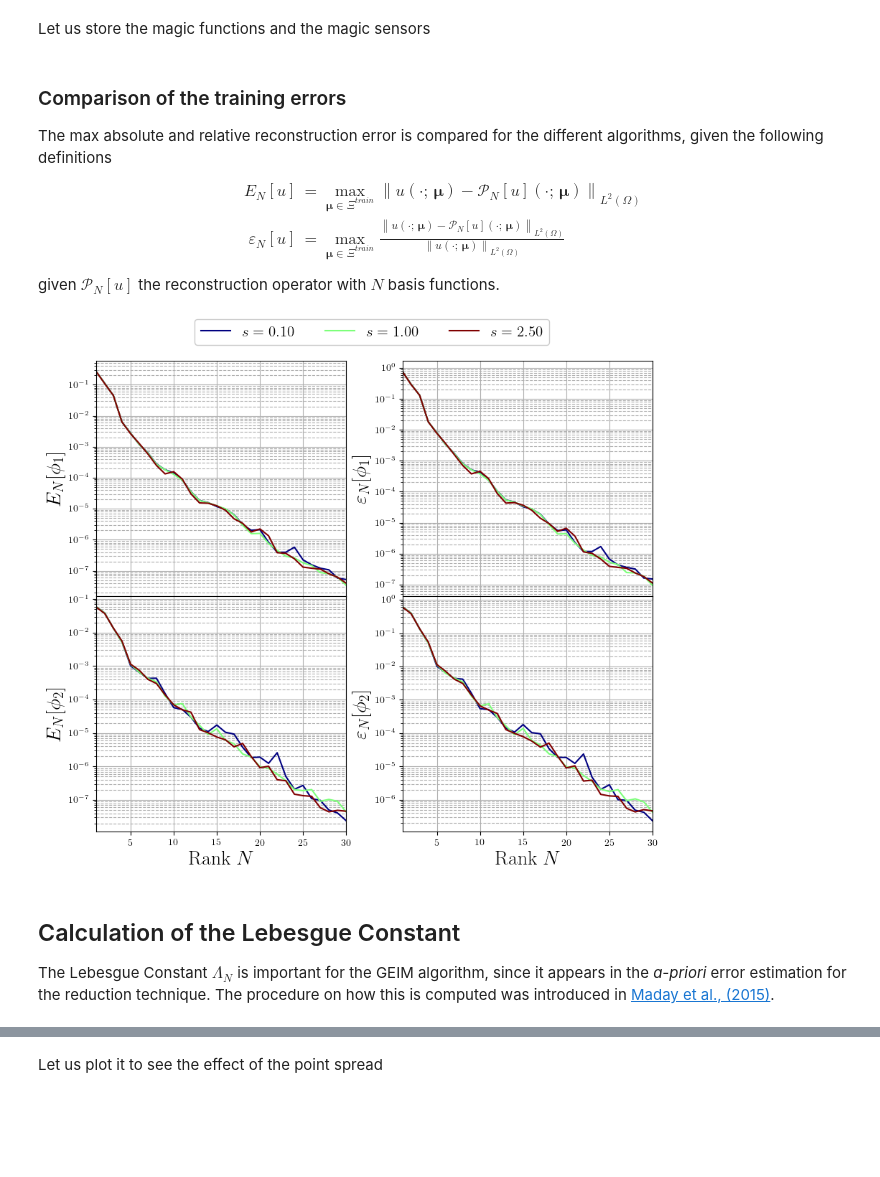
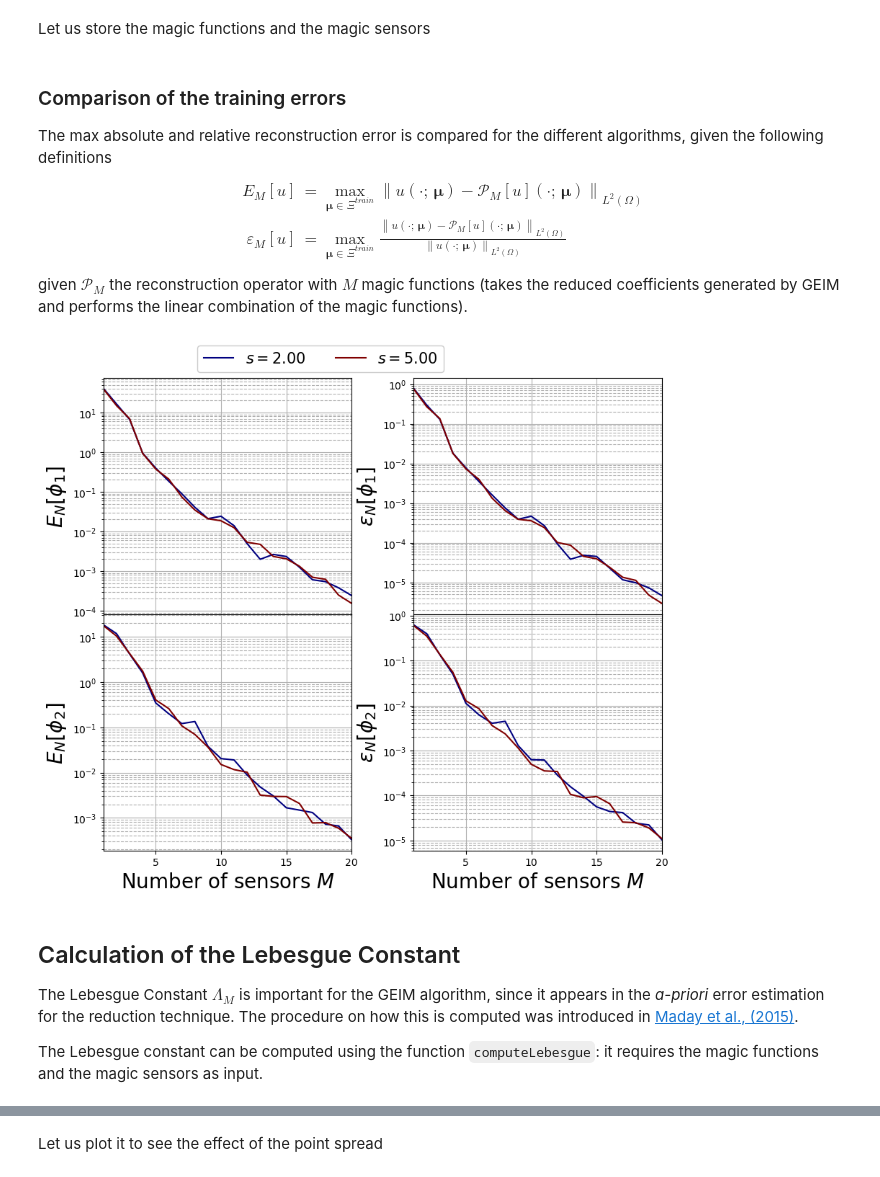
Before and after one commit to ERMETE-Lab/ROSE-pyforce, a Jupyter notebook: docs/Tutorials/02_MGDiffusion/02b_offline_GEIM.ipynb, the cells around one changed output, grey strips where cells are left out. Cells and saved outputs as stored; diff of their text form; code cells hidden in the pictures; blank space fills up the shorter version.

```diff
--- a/docs/Tutorials/02_MGDiffusion/02b_offline_GEIM.ipynb
+++ b/docs/Tutorials/02_MGDiffusion/02b_offline_GEIM.ipynb
@@ -10,21 +11,16 @@ import os
 from IPython.display import clear_output
 import pickle
 
-import gmsh
-from mpi4py import MPI
-from dolfinx.io.gmshio import model_to_mesh,read_from_msh
 from dolfinx.fem import FunctionSpace
 
 from pyforce.tools.backends import LoopProgress
 from pyforce.tools.write_read import ImportH5, StoreFunctionsList as store
 from pyforce.tools.functions_list import FunctionsList
-from pyforce.offline.geim import GEIM
 
 import matplotlib.pyplot as plt
-from matplotlib import rcParams
 from matplotlib import cm
 
-path='./Offline_results'
+path='./Offline_results/'
 if not os.path.exists(path):
     os.makedirs(path)
 # %% [markdown]
@@ -133,0 +105,6 @@ such that $\|\mathcal{K}\left(\|\mathbf{x}-\mathbf{x}_m\|_2, s\right)\|_{L^1(\Om
+# %%
+Mmax = 20
+
+s = [2, 5]
+train_abs_err = np.zeros((Mmax, len(var_names), len(s)))
+train_rel_err = np.zeros((Mmax, len(var_names), len(s)))
@@ -181,57 +160,63 @@ Generating sensors (sampled every 2 cells): 3435.000 / 3435.00 - 0.002 s/it
 # %% [markdown]
 Let us store the magic functions and the magic sensors
 # %%
-if not os.path.exists(path+'/BasisSensors'):
-    os.makedirs(path+'/BasisSensors')
+if not os.path.exists(path+'BasisSensors/'):
+    os.makedirs(path+'BasisSensors/')
+if not os.path.exists(path+'BasisFunctions/'):
+    os.makedirs(path+'BasisFunctions/')
+if not os.path.exists(path+'coeffs/'):
+    os.makedirs(path+'coeffs/')
 
 for ii in range(len(var_names)):
     for jj in range(len(s)):
-        np.savetxt(path+'/coeffs/GEIM_'+ var_names[ii] + '_s_{:.2e}'.format(s[jj])+'.txt', train_GEIMcoeff[var_names[ii]][jj],  delimiter=',')
-        store(domain, geim_data[var_names[ii]][jj].magic_fun,  'GEIM_' +var_names[ii]+'_s_{:.2e}'.format(s[jj]), path+'/BasisFunctions/basisGEIM_' + var_names[ii]+'_s_{:.2e}'.format(s[jj]))
-        store(domain, geim_data[var_names[ii]][jj].magic_sens, 'GEIM_' +var_names[ii]+'_s_{:.2e}'.format(s[jj]), path+'/BasisSensors/sensorsGEIM_' + var_names[ii]+'_s_{:.2e}'.format(s[jj]))
+        np.savetxt(path+'coeffs/GEIM_'+ var_names[ii] + '_s_{:.2e}'.format(s[jj])+'.txt', train_GEIMcoeff[var_names[ii]][jj],  delimiter=',')
+        store(domain, geim_data[var_names[ii]][jj].magic_fun,  'GEIM_' +var_names[ii]+'_s_{:.2e}'.format(s[jj]), path+'BasisFunctions/basisGEIM_' + var_names[ii]+'_s_{:.2e}'.format(s[jj]))
+        store(domain, geim_data[var_names[ii]][jj].magic_sens, 'GEIM_' +var_names[ii]+'_s_{:.2e}'.format(s[jj]), path+'BasisSensors/sensorsGEIM_' + var_names[ii]+'_s_{:.2e}'.format(s[jj]))
 # %% [markdown]
 ### Comparison of the training errors
 The max absolute and relative reconstruction error is compared for the different algorithms, given the following definitions
 \begin{equation*}
 \begin{split}
-E_N[u] &= \max\limits_{\boldsymbol{\mu}\in\Xi^{train}} \left\| u(\cdot;\,\boldsymbol{\mu}) - \mathcal{P}_N[u](\cdot;\,\boldsymbol{\mu})\right\|_{L^2(\Omega)}\\
-\varepsilon_N[u] &= \max\limits_{\boldsymbol{\mu}\in\Xi^{train}} \frac{\left\| u(\cdot;\,\boldsymbol{\mu}) - \mathcal{P}_N[u](\cdot;\,\boldsymbol{\mu})\right\|_{L^2(\Omega)}}{\left\| u(\cdot;\,\boldsymbol{\mu}) \right\|_{L^2(\Omega)}}
+E_M[u] &= \max\limits_{\boldsymbol{\mu}\in\Xi^{train}} \left\| u(\cdot;\,\boldsymbol{\mu}) - \mathcal{P}_M[u](\cdot;\,\boldsymbol{\mu})\right\|_{L^2(\Omega)}\\
+\varepsilon_M[u] &= \max\limits_{\boldsymbol{\mu}\in\Xi^{train}} \frac{\left\| u(\cdot;\,\boldsymbol{\mu}) - \mathcal{P}_M[u](\cdot;\,\boldsymbol{\mu})\right\|_{L^2(\Omega)}}{\left\| u(\cdot;\,\boldsymbol{\mu}) \right\|_{L^2(\Omega)}}
 \end{split}
 \end{equation*}
-given $\mathcal{P}_N[u]$ the reconstruction operator with $N$ basis functions.
+given $\mathcal{P}_M$ the reconstruction operator with $M$ magic functions (takes the reduced coefficients generated by GEIM and performs the linear combination of the magic functions).
 # %%
 TrainingErrFig, axs = plt.subplots(nrows = len(var_names), ncols = 2, sharex = True, figsize = (10,8) )
 
-M = np.arange(1,Nmax+1,1)
+M = np.arange(1,Mmax+1,1)
 
 for ii in range(len(var_names)):
 
     colors = cm.jet(np.linspace(0,1,len(s)))
     for jj in range(len(s)):
-        axs[ii, 0].semilogy(M, train_abs_err[:Nmax, ii, jj], c=colors[jj], label = r'$s={:.2f}'.format(s[jj])+'$')
-        axs[ii, 1].semilogy(M, train_rel_err[:Nmax, ii, jj], c=colors[jj], label = r'$s={:.2f}'.format(s[jj])+'$')
+        axs[ii, 0].semilogy(M, train_abs_err[:Mmax, ii, jj], c=colors[jj], label = r'$s={:.2f}'.format(s[jj])+'$')
+        axs[ii, 1].semilogy(M, train_rel_err[:Mmax, ii, jj], c=colors[jj], label = r'$s={:.2f}'.format(s[jj])+'$')
 
-    axs[ii, 0].set_xticks(np.arange(0,Nmax+1,5))
-    axs[ii, 0].set_xlim(1,Nmax)
+    axs[ii, 0].set_xticks(np.arange(0,Mmax+1,5))
+    axs[ii, 0].set_xlim(1,Mmax)
     axs[ii, 0].set_ylabel(r"$E_N["+tex_var_names[ii]+"]$",fontsize=20)
     axs[ii, 1].set_ylabel(r"$\varepsilon_N["+tex_var_names[ii]+"]$",fontsize=20)
 
-axs[1, 0].set_xlabel(r"Rank $N$",fontsize=20)
-axs[1, 1].set_xlabel(r"Rank $N$",fontsize=20)
+axs[1, 0].set_xlabel(r"Number of sensors $M$",fontsize=20)
+axs[1, 1].set_xlabel(r"Number of sensors $M$",fontsize=20)
 
 for ax in axs.flatten():
     ax.grid(which='major',linestyle='-')
     ax.grid(which='minor',linestyle='--')
 
 Line, Label = axs[0,0].get_legend_handles_labels()
 
-TrainingErrFig.legend(Line, Label, fontsize=15, loc=(0.25,0.95), ncols = len(s), framealpha = 1)
-TrainingErrFig.subplots_adjust(hspace = 0, wspace=0.225, top = 0.93)
+TrainingErrFig.legend(Line, Label, fontsize=15, loc=(0.25,0.94), ncols = len(s), framealpha = 1)
+TrainingErrFig.subplots_adjust(hspace = 0, wspace=0.25, top = 0.93)
 # %% [output]
-[figure, old version]
+[figure, new version]
 # %% [markdown]
 ## Calculation of the Lebesgue Constant
-The Lebesgue Constant $\Lambda_N$ is important for the GEIM algorithm, since it appears in the *a-priori* error estimation for the reduction technique. The procedure on how this is computed was introduced in [Maday et al., (2015)](https://www.sciencedirect.com/science/article/pii/S0045782515000389?via%3Dihub).
+The Lebesgue Constant $\Lambda_M$ is important for the GEIM algorithm, since it appears in the *a-priori* error estimation for the reduction technique. The procedure on how this is computed was introduced in [Maday et al., (2015)](https://www.sciencedirect.com/science/article/pii/S0045782515000389?via%3Dihub).
+
+The Lebesgue constant can be computed using the function `computeLebesgue`: it requires the magic functions and the magic sensors as input.
 # %%
 from pyforce.offline.geim import computeLebesgue
 
```
Also changed, not shown: parts of 26 cells of this notebook, 10 other files.
